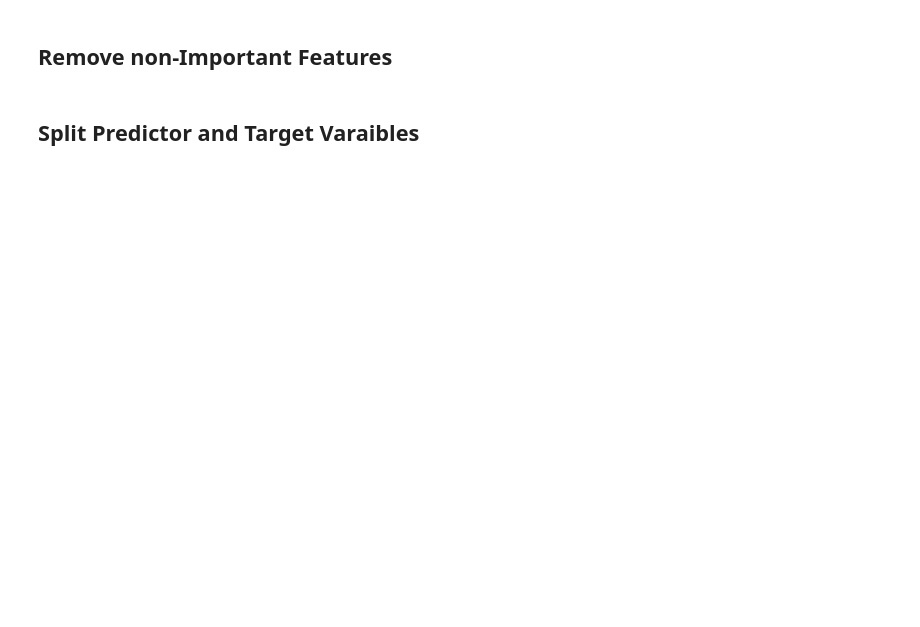
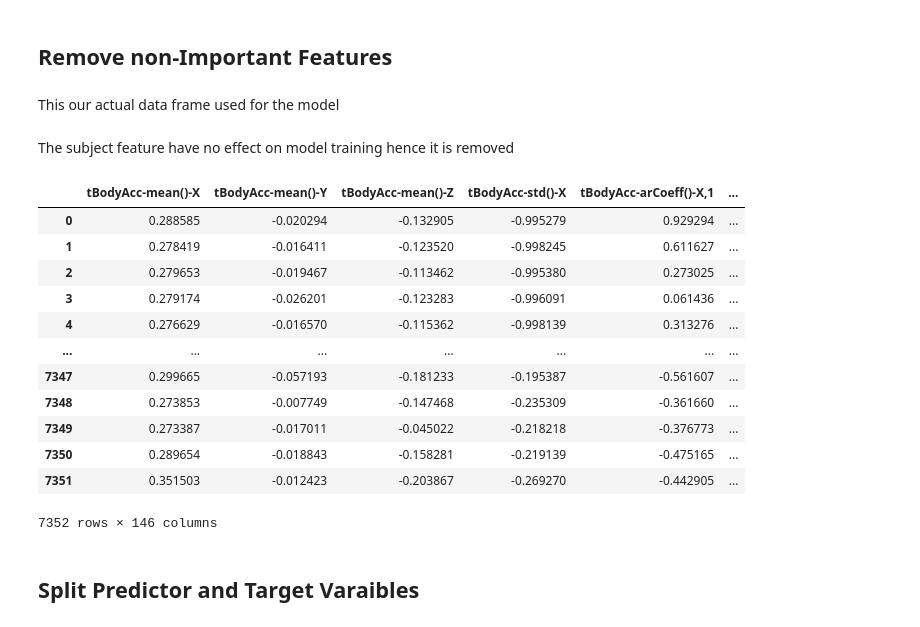
Before and after one commit to Boombag0607/bits_ml_course, a Jupyter notebook: ANANYA GAUTAM - ML-A1-Human Activity.ipynb, the cells around one changed output. Cells and saved outputs as stored; diff of their text form; code cells hidden in the pictures; blank space fills up the shorter version.

```diff
--- a/ANANYA GAUTAM - ML-A1-Human Activity.ipynb
+++ b/ANANYA GAUTAM - ML-A1-Human Activity.ipynb
@@ -37,2 +36,10 @@ Series([], dtype: float64)
+# %%
+corr_mat = df.corr().abs()
+
+# Select upper triangle of correlation matrix
+upper = corr_mat.where(np.triu(np.ones(corr_mat.shape), k=1).astype(bool))
+
+# Find index of feature columns with correlation greater than 0.80
+to_drop = [column for column in upper.columns if any(upper[column] > 0.80) or any(upper[column]< -0.80)]
 # %% [markdown]
 ## Null/Outlier Treatment
@@ -39,4 +50,27 @@ Series([], dtype: float64)
 # %% [markdown]
 ## Remove non-Important Features
+# %% [markdown]
+This our actual data frame used for the model
+# %%
+new_df =  df.drop(df[to_drop],axis = 1)
+# %% [markdown]
+The subject feature have no effect on model training hence it is removed
+# %%
+new_df = new_df.drop(new_df[['subject']],axis = 1)
+new_df
+# %% [output]
+|  | tBodyAcc-mean()-X | tBodyAcc-mean()-Y | tBodyAcc-mean()-Z | tBodyAcc-std()-X | tBodyAcc-arCoeff()-X,1 | ... |
+| 0 | 0.288585 | -0.020294 | -0.132905 | -0.995279 | 0.929294 | ... |
+| 1 | 0.278419 | -0.016411 | -0.123520 | -0.998245 | 0.611627 | ... |
+| 2 | 0.279653 | -0.019467 | -0.113462 | -0.995380 | 0.273025 | ... |
+| 3 | 0.279174 | -0.026201 | -0.123283 | -0.996091 | 0.061436 | ... |
+| 4 | 0.276629 | -0.016570 | -0.115362 | -0.998139 | 0.313276 | ... |
+| ... | ... | ... | ... | ... | ... | ... |
+| 7347 | 0.299665 | -0.057193 | -0.181233 | -0.195387 | -0.561607 | ... |
+| 7348 | 0.273853 | -0.007749 | -0.147468 | -0.235309 | -0.361660 | ... |
+| 7349 | 0.273387 | -0.017011 | -0.045022 | -0.218218 | -0.376773 | ... |
+| 7350 | 0.289654 | -0.018843 | -0.158281 | -0.219139 | -0.475165 | ... |
+| 7351 | 0.351503 | -0.012423 | -0.203867 | -0.269270 | -0.442905 | ... |
+7352 rows × 146 columns
 # %% [markdown]
 ## Split Predictor and Target Varaibles
```
Also changed, not shown: parts of 32 cells of this notebook, 1 other file.
